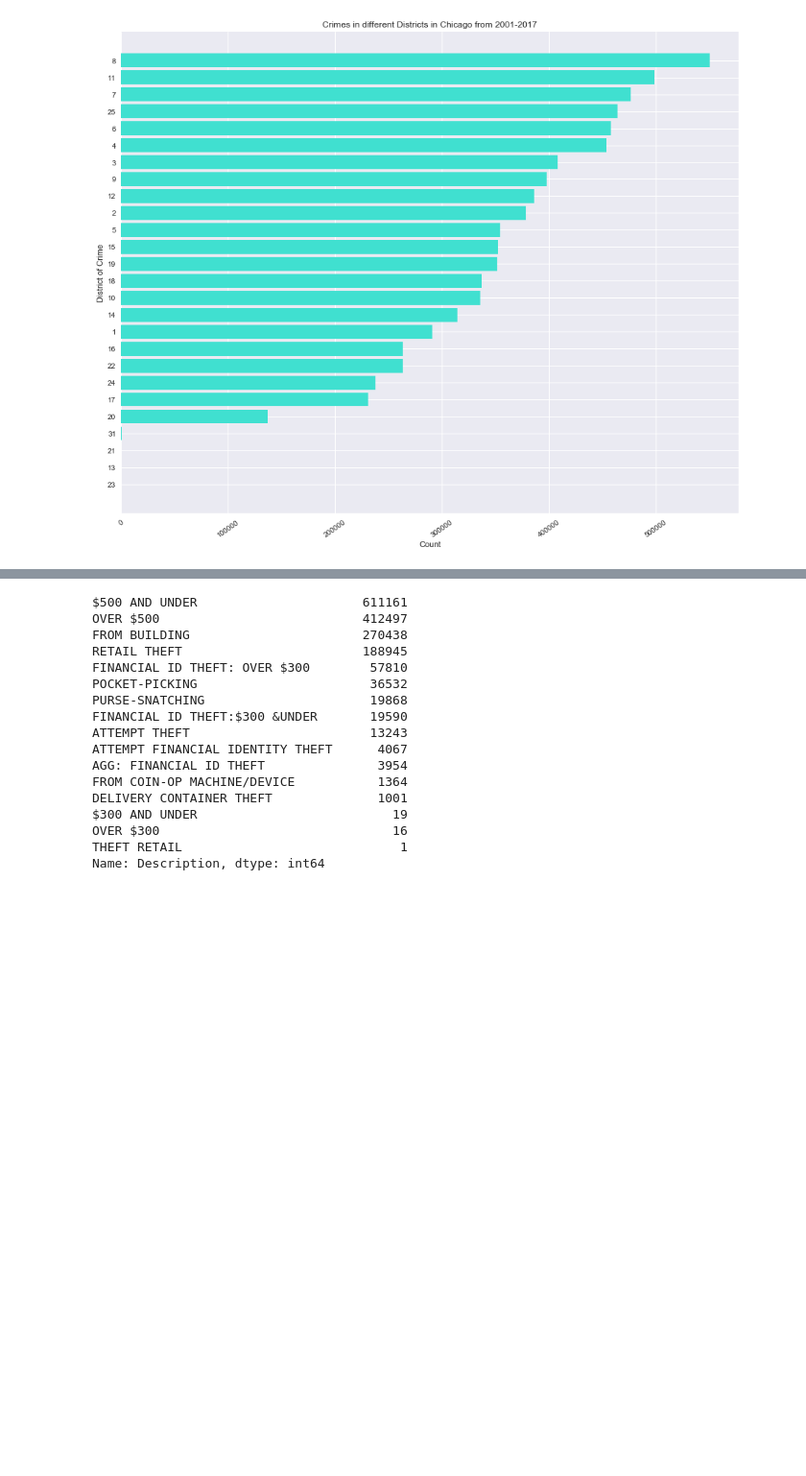
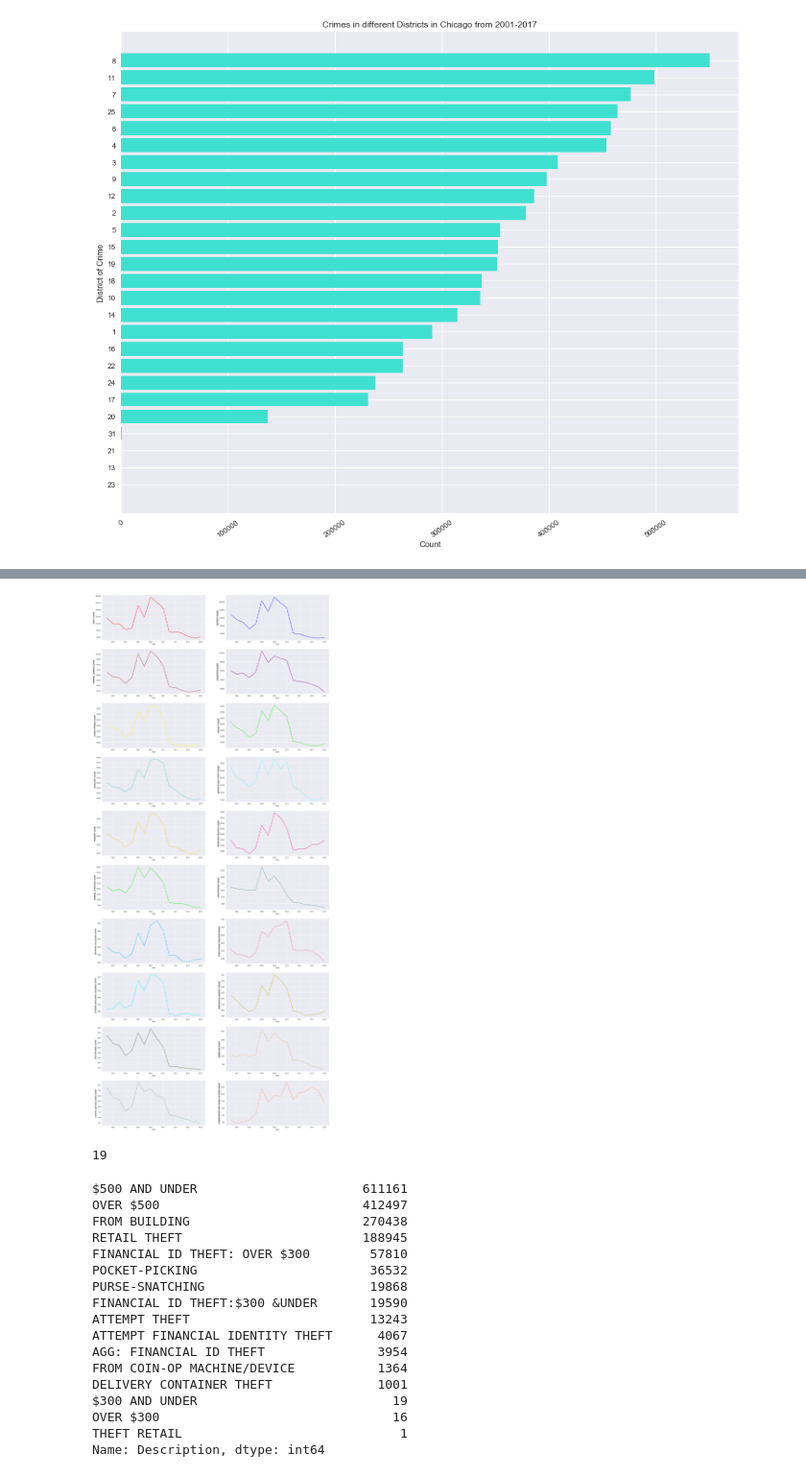
Before and after one commit to bodhisattamaiti25/projects-data-science, a Jupyter notebook: chicago_crime_data_analysis/chicago_crime_data_analysis.ipynb, the cells around one changed output, grey strips where cells are left out. Shown at 96% size. Saved outputs shown, nothing was run; the diff lists cells and outputs as text; code cells hidden in the pictures; blank space fills up the shorter version.

```diff
--- a/chicago_crime_data_analysis/chicago_crime_data_analysis.ipynb
+++ b/chicago_crime_data_analysis/chicago_crime_data_analysis.ipynb
@@ -449,0 +501,15 @@ print(total_count)
+# %%
+fig7, axes = plt.subplots(10, 2)
+# %%
+crime_type_by_year = []
+
+for year in range(2001,2017):
+
+    temp_df_1 = crimes_2001_17[crimes_2001_17['Year'] == year]
+
+    for cur_crime_type in crime_type_top20:
+
+        temp_df_2 = temp_df_1[temp_df_1['Primary Type']==cur_crime_type]
+        crime_type_by_year.append([year, cur_crime_type, temp_df_2.shape[0]])
+# %%
+crime_type_by_year_df = pd.DataFrame(data=crime_type_by_year, columns=['Year', 'Crime Type', 'Count'])
@@ -450,3 +525,28 @@ print(total_count)
+# %%
+pylab.rcParams['figure.figsize'] = 25, 60
+colors_list1 = ['#ff0000', '#0000ff', '#a52a2a', '#800080', '#ffff00', '#00ff00', '#30d5c8', '#58ffff', '#ffd700', '#ff1493']
+colors_list2 = ['#00ff00', '#5f9ea0', '#00bfff', '#ff69b4', '#00ffff', '#c5b70e', '#556b2f', '#deb887', '#8fbc8f', '#ffa07a']
+colors_list = colors_list1 + colors_list2
+cur_crime_count = 0
+for cur_row in axes:
+
+    for cur_col_in_row in cur_row:
+
+        temp_df = crime_type_by_year_df[crime_type_by_year_df['Crime Type']==crime_type_top20[cur_crime_count]]
+        #print(temp_df.head())
+        cur_col_in_row.plot(temp_df['Year'], temp_df['Count'], color=colors_list[cur_crime_count])
+        cur_col_in_row.set_xlabel('Year')
+        cur_col_in_row.set_ylabel(crime_type_top20[cur_crime_count] + ' COUNT', fontweight='bold')
+        cur_crime_count += 1
+
+
+plt.show()
+# %% [output]
+[figure, added]
+# %%
+len(colors_list)
+# %% [output]
+19
 # %%
 crimes_2001_17[crimes_2001_17['Primary Type'] == 'THEFT'].Description.value_counts()
 # %% [output]
```
Also changed, not shown: parts of 5 cells of this notebook.
